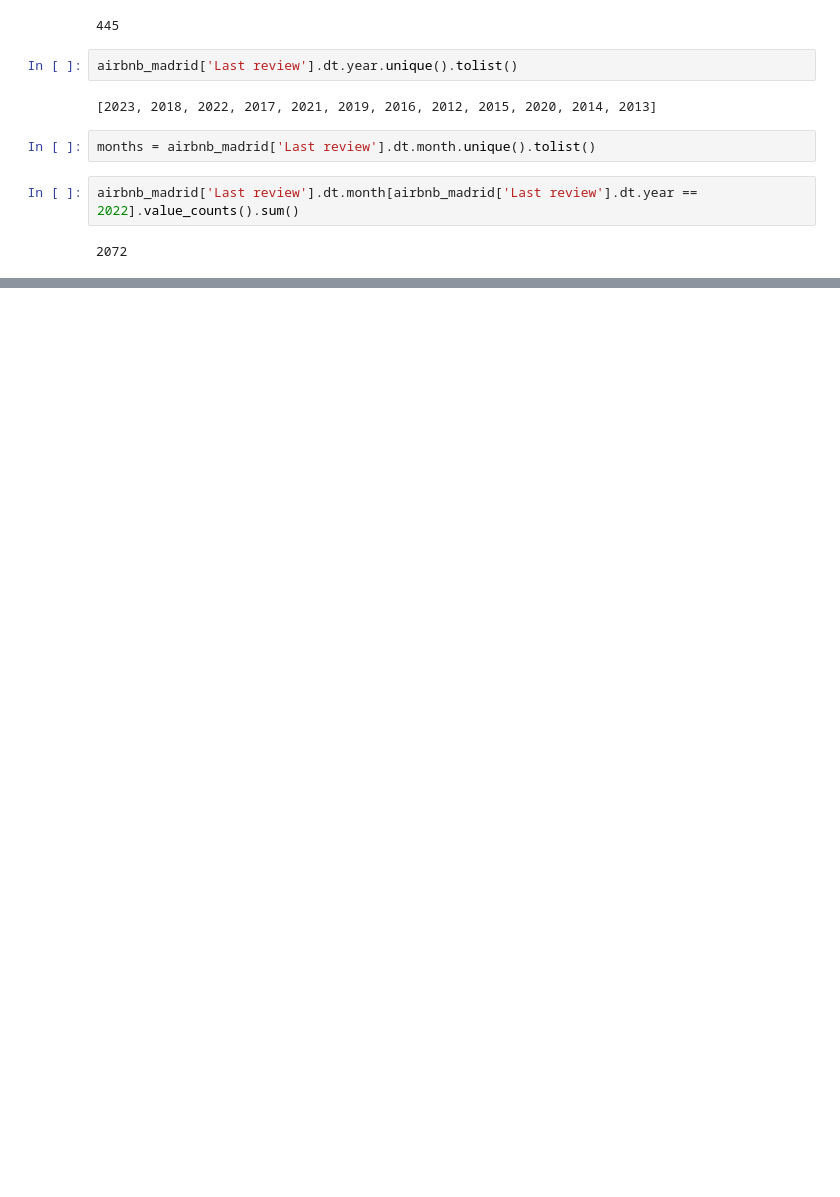
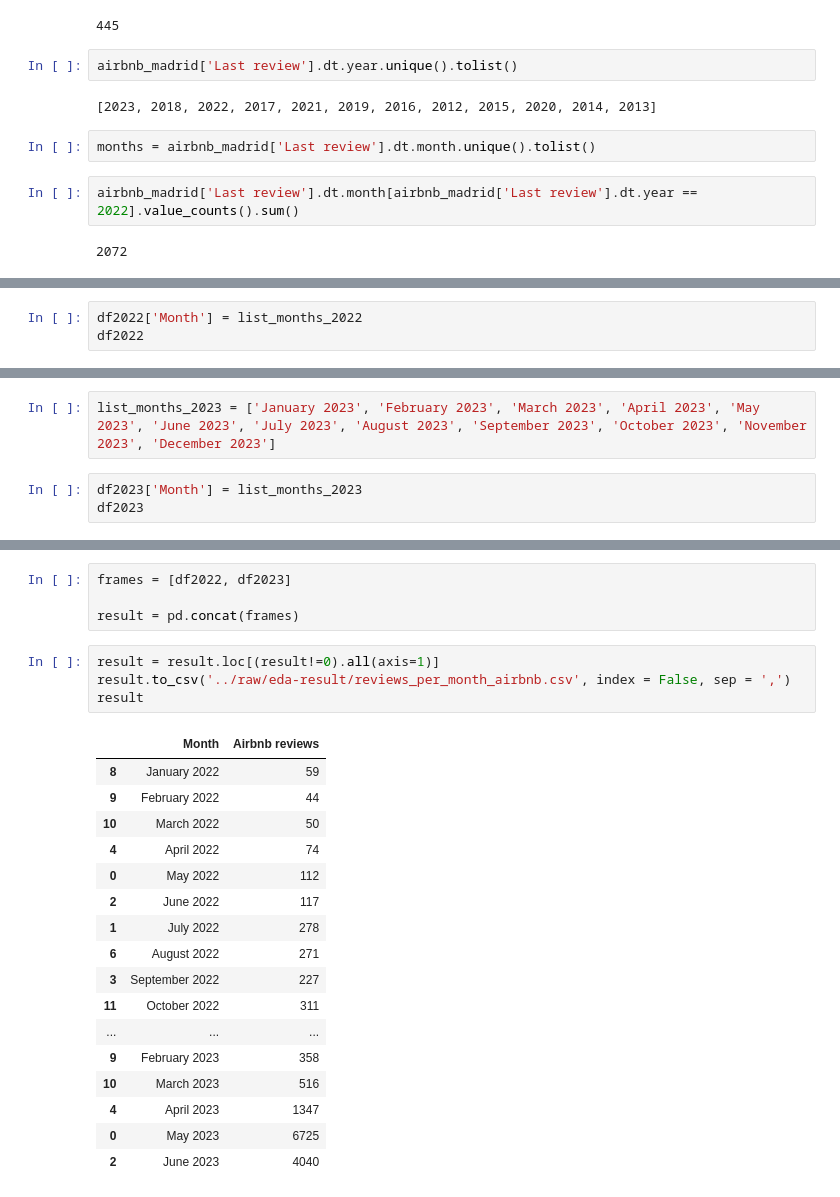
Before and after one commit to juanmolera/dashboard-project, a Jupyter notebook: notebooks/4-drafts.ipynb, the cells around one changed output, grey strips where cells are left out. Cells and saved outputs as stored; diff of their text form; blank space fills up the shorter version.

```diff
--- a/notebooks/4-drafts.ipynb
+++ b/notebooks/4-drafts.ipynb
@@ -154,0 +132,3 @@ plt.show()
+# %%
+df2022['Month'] = list_months_2022
+df2022
@@ -154,0 +149,5 @@ plt.show()
+# %%
+list_months_2023 = ['January 2023', 'February 2023', 'March 2023', 'April 2023', 'May 2023', 'June 2023', 'July 2023', 'August 2023', 'September 2023', 'October 2023', 'November 2023', 'December 2023']
+# %%
+df2023['Month'] = list_months_2023
+df2023
@@ -154,0 +168,26 @@ plt.show()
+# %%
+frames = [df2022, df2023]
+
+result = pd.concat(frames)
+# %%
+result = result.loc[(result!=0).all(axis=1)]
+result.to_csv('../raw/eda-result/reviews_per_month_airbnb.csv', index = False, sep = ',')
+result
+# %% [output]
+|  | Month | Airbnb reviews |
+| 8 | January 2022 | 59 |
+| 9 | February 2022 | 44 |
+| 10 | March 2022 | 50 |
+| 4 | April 2022 | 74 |
+| 0 | May 2022 | 112 |
+| 2 | June 2022 | 117 |
+| 1 | July 2022 | 278 |
+| 6 | August 2022 | 271 |
+| 3 | September 2022 | 227 |
+| 11 | October 2022 | 311 |
+| ... | ... | ... |
+| 9 | February 2023 | 358 |
+| 10 | March 2023 | 516 |
+| 4 | April 2023 | 1347 |
+| 0 | May 2023 | 6725 |
+| 2 | June 2023 | 4040 |
```
Also changed, not shown: parts of 19 cells of this notebook, 14 other files.
